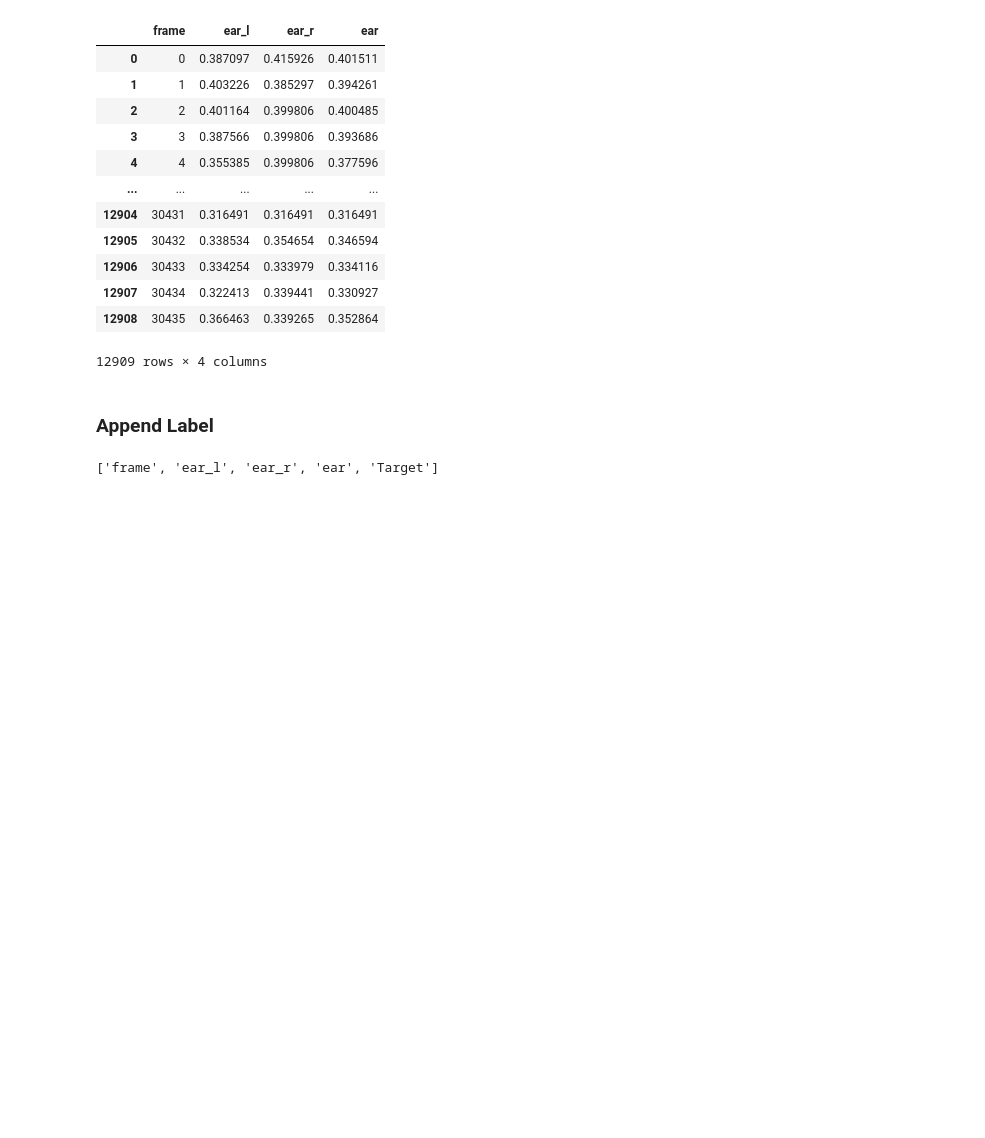
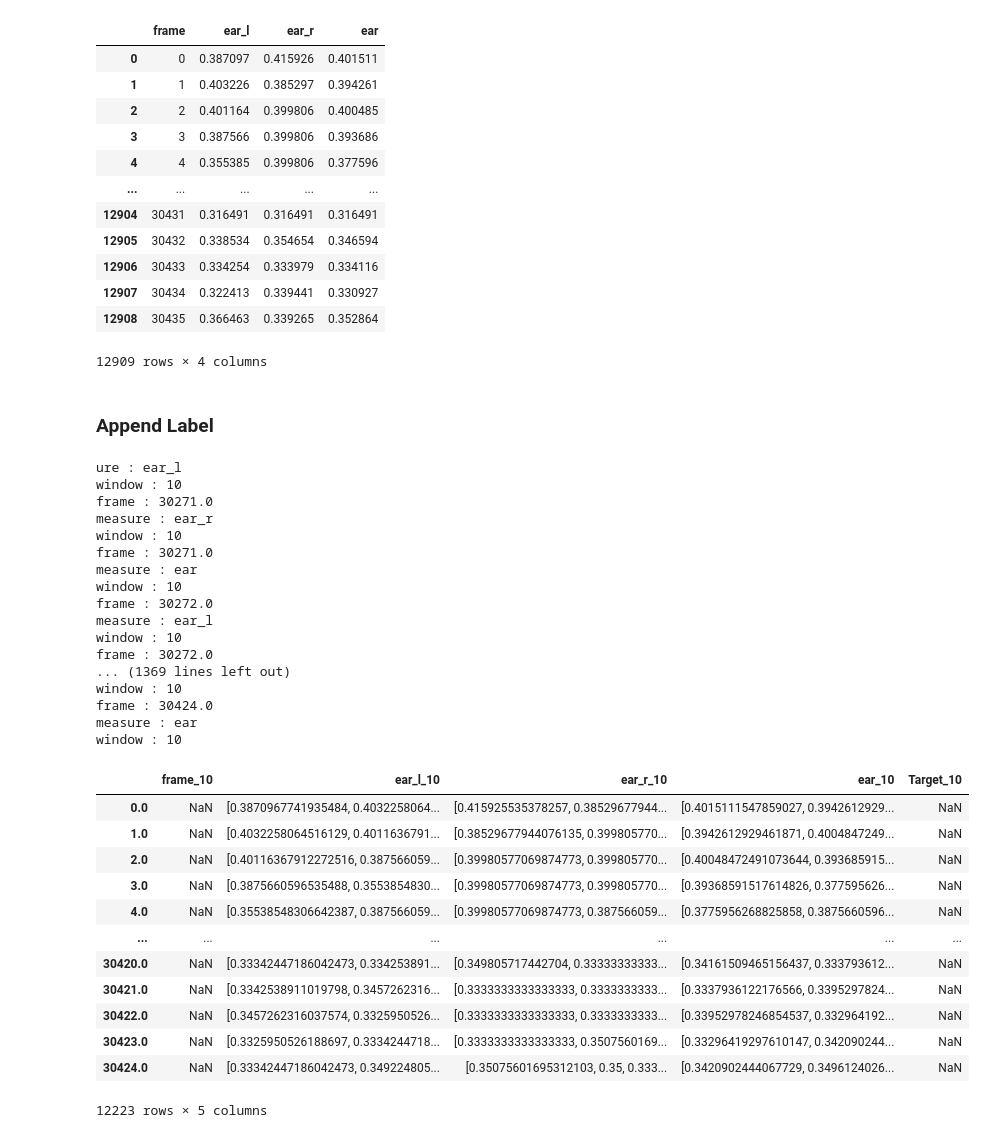
Before and after one commit to AlexandreLamb/Fatigue_analyse, a Jupyter notebook: fatigue_detection.ipynb, the cells around one changed output. Cells and saved outputs as stored; diff of their text form; code cells hidden in the pictures; blank space fills up the shorter version.

```diff
--- a/fatigue_detection.ipynb
+++ b/fatigue_detection.ipynb
@@ -47,10 +46,37 @@ analyse_data.df_measure
 # %% [markdown]
 ### Append Label
 # %%
-df_ear = DataFormator.make_label_df(num_min = 5, video_name = video_name, df_measure= analyse_data.df_measure)
+df_ear = DataFormator.make_label_df(num_min = 2, video_name = video_name, df_measure= analyse_data.df_measure)
 # %%
-list(df_ear)
-#d)f_temporal, df_label = DataFormator.make_df_temporal_label([10,20,30,40,50],df_ear)
-#df_temporal
+df_temporal, df_label = DataFormator.make_df_temporal_label([10],df_ear)
 # %% [output]
-['frame', 'ear_l', 'ear_r', 'ear', 'Target']
+ure : ear_l
+window : 10
+frame : 30271.0
+measure : ear_r
+window : 10
+frame : 30271.0
+measure : ear
+window : 10
+frame : 30272.0
+measure : ear_l
+window : 10
+frame : 30272.0
+... (1369 lines left out)
+window : 10
+frame : 30424.0
+measure : ear
+window : 10
+|  | frame_10 | ear_l_10 | ear_r_10 | ear_10 | Target_10 |
+| 0.0 | NaN | [0.3870967741935484, 0.4032258064... | [0.415925535378257, 0.38529677944... | [0.4015111547859027, 0.3942612929... | NaN |
+| 1.0 | NaN | [0.4032258064516129, 0.4011636791... | [0.38529677944076135, 0.399805770... | [0.3942612929461871, 0.4004847249... | NaN |
+| 2.0 | NaN | [0.40116367912272516, 0.387566059... | [0.39980577069874773, 0.399805770... | [0.40048472491073644, 0.393685915... | NaN |
+| 3.0 | NaN | [0.3875660596535488, 0.3553854830... | [0.39980577069874773, 0.399805770... | [0.39368591517614826, 0.377595626... | NaN |
+| 4.0 | NaN | [0.35538548306642387, 0.387566059... | [0.39980577069874773, 0.387566059... | [0.3775956268825858, 0.3875660596... | NaN |
+| ... | ... | ... | ... | ... | ... |
+| 30420.0 | NaN | [0.33342447186042473, 0.334253891... | [0.349805717442704, 0.33333333333... | [0.34161509465156437, 0.333793612... | NaN |
+| 30421.0 | NaN | [0.3342538911019798, 0.3457262316... | [0.3333333333333333, 0.3333333333... | [0.3337936122176566, 0.3395297824... | NaN |
+| 30422.0 | NaN | [0.3457262316037574, 0.3325950526... | [0.3333333333333333, 0.3333333333... | [0.33952978246854537, 0.332964192... | NaN |
+| 30423.0 | NaN | [0.3325950526188697, 0.3334244718... | [0.3333333333333333, 0.3507560169... | [0.33296419297610147, 0.342090244... | NaN |
+| 30424.0 | NaN | [0.33342447186042473, 0.349224805... | [0.35075601695312103, 0.35, 0.333... | [0.3420902444067729, 0.3496124026... | NaN |
+12223 rows × 5 columns
```
Also changed, not shown: parts of 12 cells of this notebook, 1 other file.
